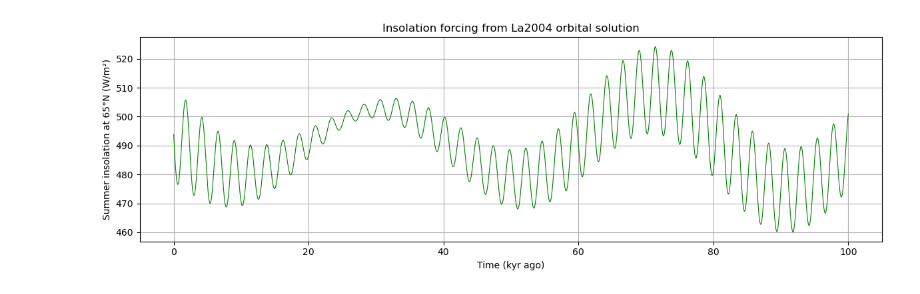
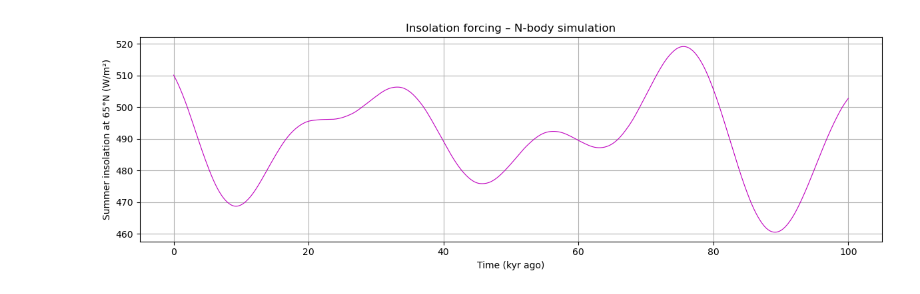
Before and after one commit to hazellau-cpu/earth-orbit-insolation, a Jupyter notebook: annika.ipynb, the cells around one changed output. Saved outputs shown, nothing was run; the diff lists cells and outputs as text; code cells hidden in the pictures.

```diff
--- a/annika.ipynb
+++ b/annika.ipynb
@@ -391,18 +431,41 @@ def daily_insolation(S0, r_AU, phi_rad, delta_rad):
+# %%
+# Simulation Data - from our integrator
+times = 100_000
+steps_long = int(times / dt)
+
+sim_file = "combined100k_data.txt"
+if not os.path.exists(sim_file):
+    print("Simulation data file not found. Running a 100 kyr simulation...")
+    dt_sim = 0.02
+    steps = int(100_000 / dt_sim)
+    ecc_sim = run_simulation(leapfrog_step, dt_sim, steps,
+                             bodies='sun_earth_jupiter', eccentric_init=True)
+
+    raise FileNotFoundError("Please provide combined100k_data.txt")
+else:
+    sim_data = np.loadtxt(sim_file)
+    time_years_sim = sim_data[:, 0]   # years
+    ecc_sim        = sim_data[:, 1]
+    prec_sim       = sim_data[:, 2]
+    obl_sim        = sim_data[:, 3]
+    r_sim          = sim_data[:, 4]
+    lon_sim        = sim_data[:, -1]
+
+t_kyr_sim = time_years_sim / 1000.0
+varpi_sim = np.arcsin(np.clip(prec_sim / ecc_sim, -1, 1))
 # %%
-Q_summer = np.zeros_like(time_years)
-for i in range(0,years):
-    r_solstice = (1 - ecc[i]**2) / (1 + ecc[i] * np.cos(np.pi/2 - lon_matched[i]))
-    delta_solstice = np.arcsin(np.sin(obl[i]) * np.sin(np.pi/2))
-    Q_summer[i] = daily_insolation(S0, r_solstice, phi_65N, delta_solstice)
+r_solstice_sim = (1 - ecc_sim**2) / (1 + ecc_sim * np.cos(np.pi/2 - varpi_sim))
+delta_solstice_sim = np.arcsin(np.sin(obl_sim) * np.sin(np.pi/2))
+Q_summer_sim = daily_insolation(S0, r_solstice_sim, phi_65N, delta_solstice_sim)
 # %%
 # show how summer insolation at 65°N changes over time due to orbital variations
 plt.figure(figsize=(12, 4))
-plt.plot(time_years/1000, Q_summer, 'g-', linewidth=0.8)
+plt.plot(t_kyr_sim, Q_summer_sim, 'm-', linewidth=0.8)
 plt.xlabel('Time (kyr ago)')
 plt.ylabel('Summer insolation at 65°N (W/m²)')
-plt.title('Insolation forcing from our orbital solution')
+plt.title('Insolation forcing – N‑body simulation')
 plt.grid(True)
 plt.tight_layout()
 plt.show()
 # %% [output]
-[figure, old version]
+[figure, new version]
```
Also changed, not shown: parts of 16 cells of this notebook.
